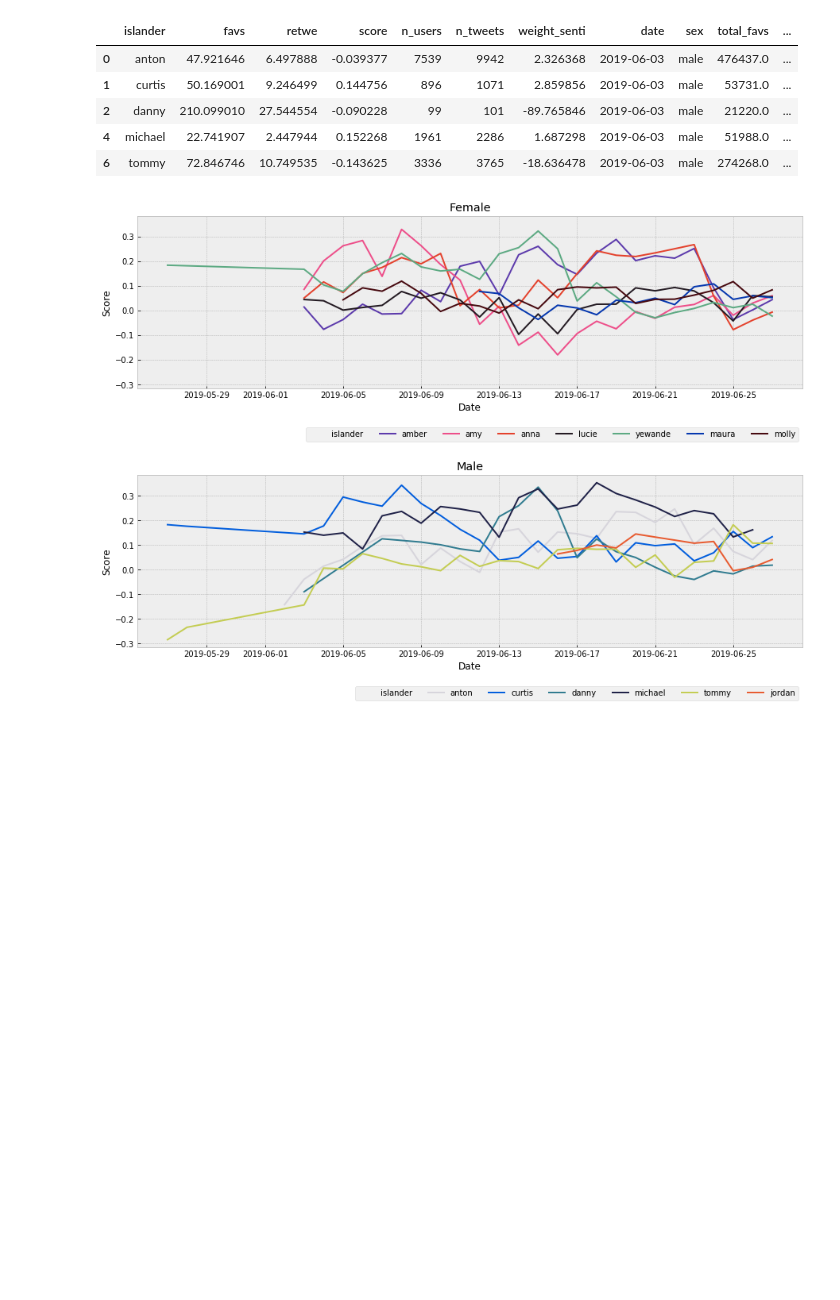
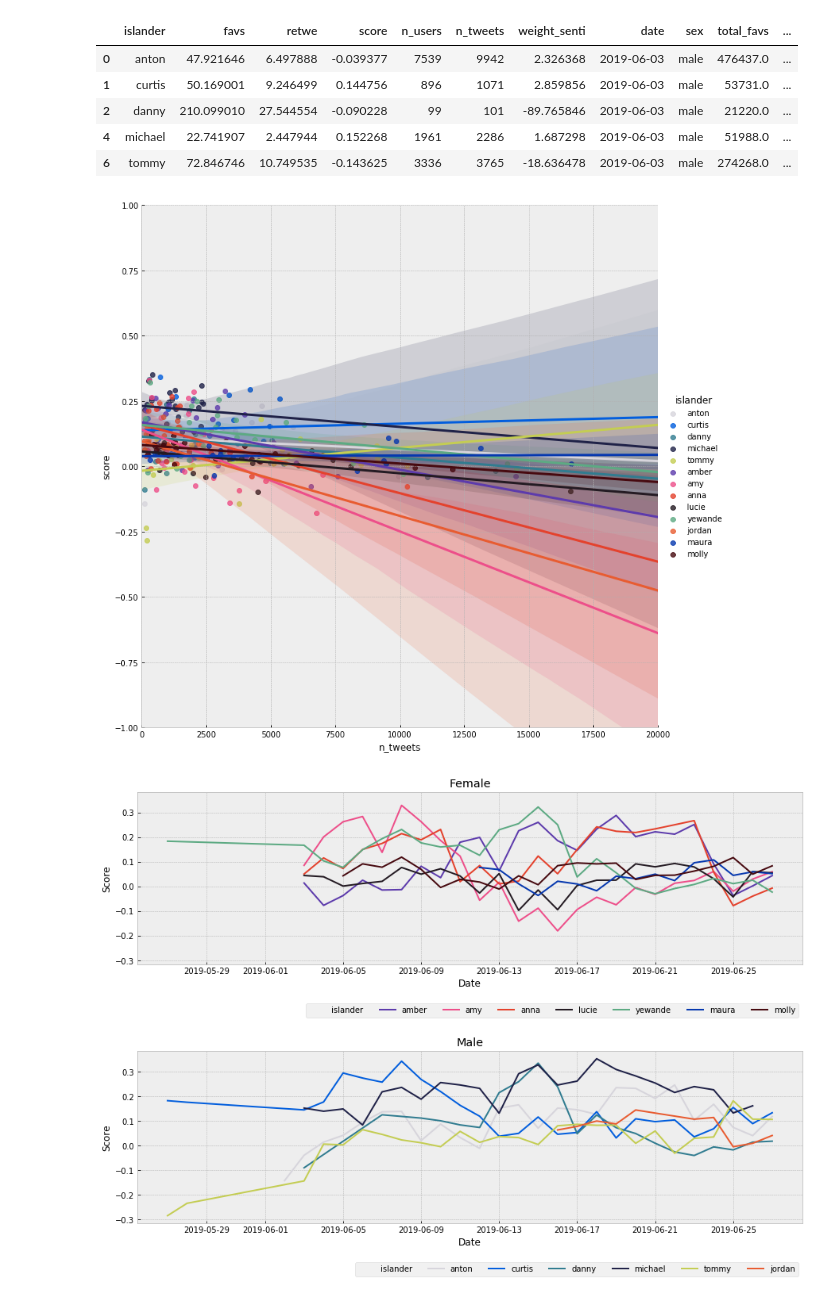
Before and after one commit to watson-sam/loveisland, a Jupyter notebook: notebooks/initial ideas.ipynb, the cells around one changed output. Drawn from its saved outputs; the diff is of its cells as text; code cells hidden in the pictures; blank space fills up the shorter version.

```diff
--- a/notebooks/initial ideas.ipynb
+++ b/notebooks/initial ideas.ipynb
@@ -41,6 +41,15 @@ df.head()
 | 2 | danny | 210.099010 | 27.544554 | -0.090228 | 99 | 101 | -89.765846 | 2019-06-03 | male | 21220.0 | ... |
 | 4 | michael | 22.741907 | 2.447944 | 0.152268 | 1961 | 2286 | 1.687298 | 2019-06-03 | male | 51988.0 | ... |
 | 6 | tommy | 72.846746 | 10.749535 | -0.143625 | 3336 | 3765 | -18.636478 | 2019-06-03 | male | 274268.0 | ... |
+# %%
+# Who is the most controversial?
+# More tweets being correlated with a negative score = more convtroversial??
+
+sns.lmplot("n_tweets", "score", hue="islander", data=df, palette=PALETTE, height=10)
+plt.ylim(-1,1)
+plt.xlim(0,20000);
+# %% [output]
+[figure, added]
 # %%
 def add_meta(ax, metric, title):
     ax.legend(bbox_to_anchor=(1, -0.2), ncol=11)
```
Also changed, not shown: parts of 1 cell of this notebook, 1 other file.
